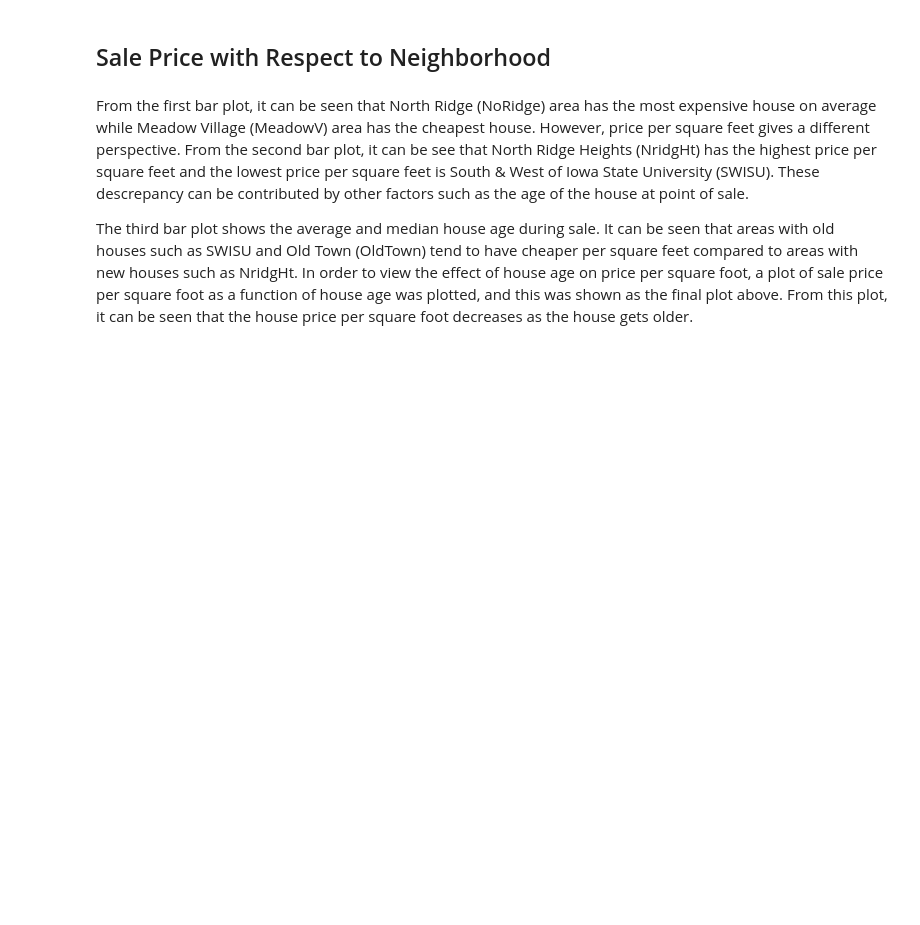
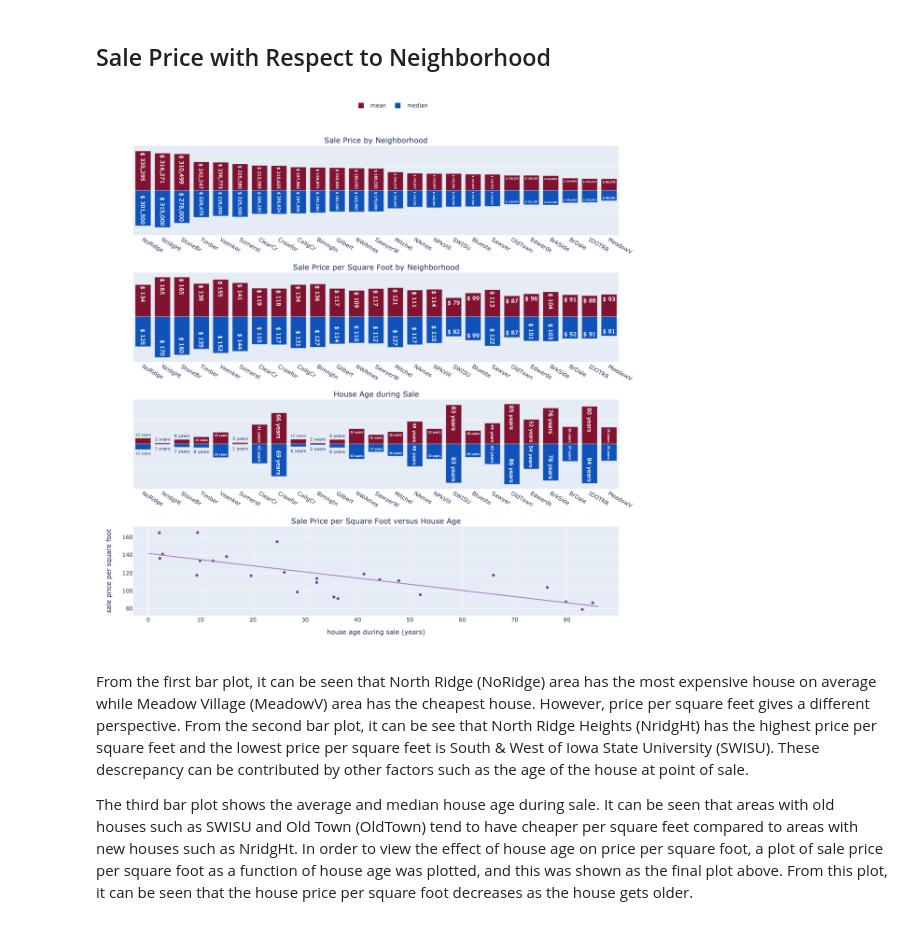
Before and after one commit to jazz-2021/project, a Jupyter notebook: house_prices/house_price_regression.ipynb, the cells around one changed output. Drawn from its saved outputs; the diff is of its cells as text; code cells hidden in the pictures; blank space fills up the shorter version.

Commit message:
Add png renderer for plot.

```diff
--- a/house_prices/house_price_regression.ipynb
+++ b/house_prices/house_price_regression.ipynb
@@ -229,35 +229,37 @@ fig_eda_1.add_trace( go.Bar(y=-1*house_neighborhood["median_scaled"], x=house_ne
                         marker_color="#0F52BA",
                         showlegend=False, legendgroup="median", name="median"),
                  row=2, col=1)
 
 fig_eda_1.add_trace( go.Bar(y=house_neighborhood["age_sold"]["mean"], x=house_neighborhood["neighborhood"], orientation="v",
                         text=house_neighborhood["age_sold"]["mean"], texttemplate='%{text:,.0f} years', marker_color="#811331",
                         showlegend=False, legendgroup="mean", name="mean"),
                  row=3, col=1)
 
 fig_eda_1.add_trace( go.Bar(y=-1*house_neighborhood["age_sold"]["median"], x=house_neighborhood["neighborhood"], orientation="v",
                         text=house_neighborhood["age_sold"]["median"], texttemplate='%{text:,.0f} years',
                         marker_color="#0F52BA",
                         showlegend=False, legendgroup="median", name="median"),
                  row=3, col=1)
 
 fig_eda_1.add_trace( go.Scatter(x=house_neighborhood[("age_sold", "mean")], y=house_neighborhood["mean_scaled"],
                                 mode="markers", showlegend=False, marker=dict(color="#7D3C98")),
                     row=4, col=1)
 
 fig_eda_1.add_trace( go.Scatter(x=dummy_x, y=dummy_y, mode="lines", showlegend=False, marker=dict(color="#AF7AC5")),
                     row=4, col=1)
 
 
 fig_eda_1.update_yaxes(showticklabels=False)
 
 fig_eda_1.update_xaxes(title_text="house age during sale (years)", row=4)
 fig_eda_1.update_yaxes(title_text="sale price per square foot", showticklabels=True, row=4)
 
-fig_eda_1.update_layout(height=1200, barmode="overlay", yaxis1=dict(range=[-380000, 380000]),
+fig_eda_1.update_layout(height=1200, width = 1200, barmode="overlay", yaxis1=dict(range=[-380000, 380000]),
                         legend=dict(yanchor="top", y=1.1, xanchor="left", x=0.45, orientation="h"))
 
-fig_eda_1.show()
+fig_eda_1.show(renderer="png")
+# %% [output]
+[figure, added]
 # %% [markdown]
 From the first bar plot, it can be seen that North Ridge (NoRidge) area has the most expensive house on average while Meadow Village (MeadowV) area has the cheapest house. However, price per square feet gives a different perspective. From the second bar plot, it can be see that North Ridge Heights (NridgHt) has the highest price per square feet and the lowest price per square feet is South & West of Iowa State University (SWISU). These descrepancy can be contributed by other factors such as the age of the house at point of sale.
 
```
Also changed, not shown: parts of 1 cell of this notebook.
